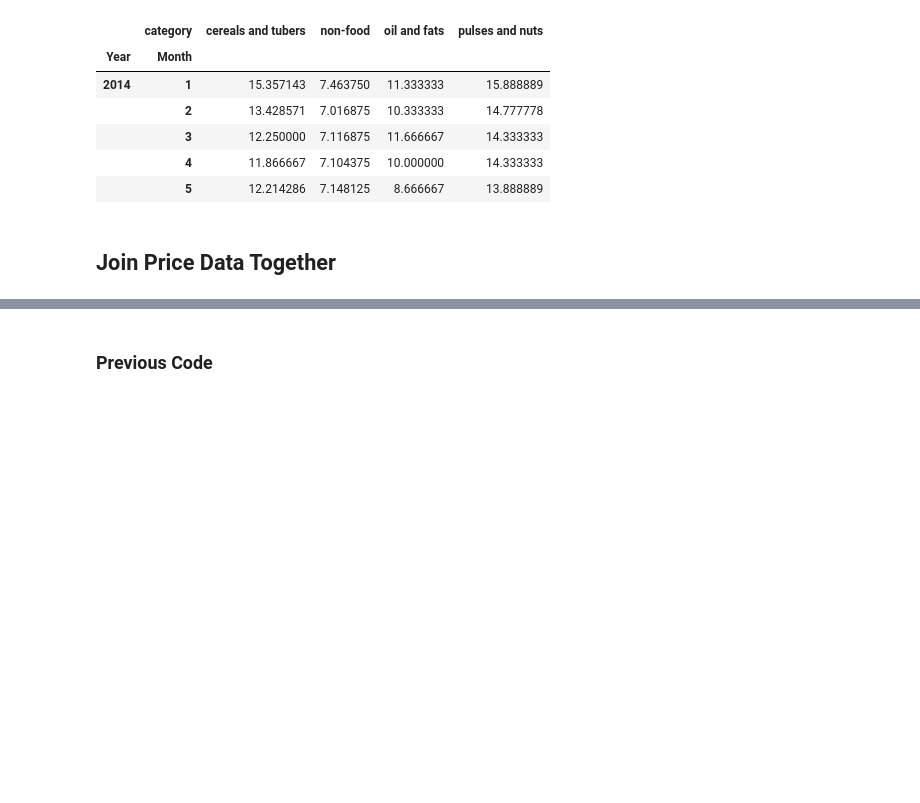
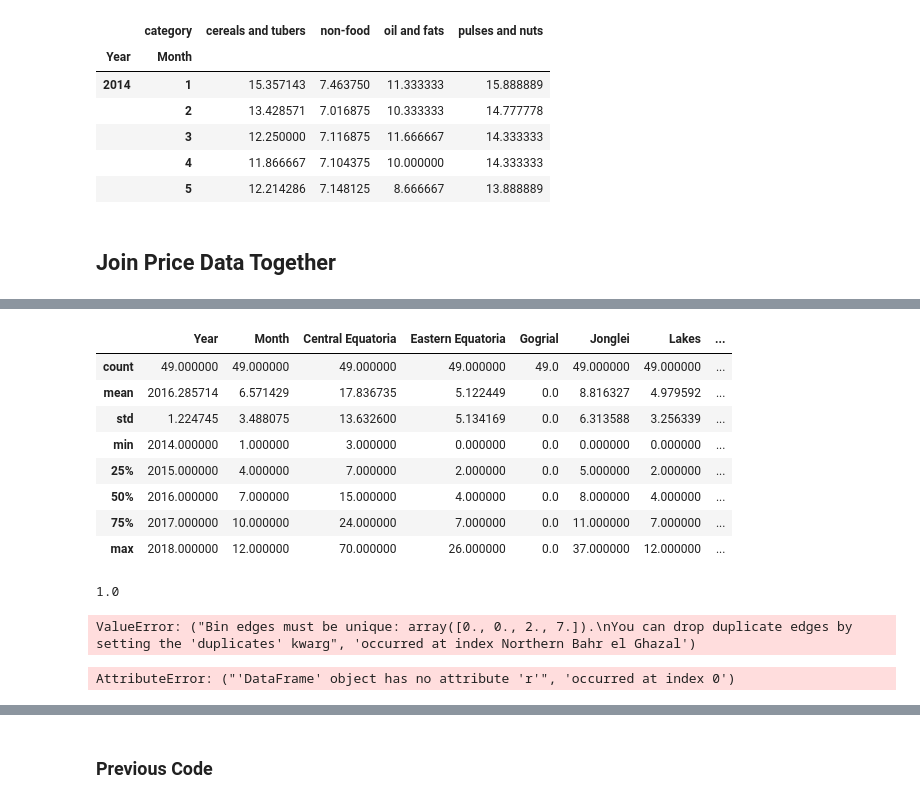
Before and after one commit to hbshih/Data-Science-17-18-Project, a Jupyter notebook: Refugees_To.From_[Country]_Explained.ipynb, the cells around one changed output, grey strips where cells are left out. Drawn from its saved outputs; the diff is of its cells as text; code cells hidden in the pictures; blank space fills up the shorter version.

```diff
--- a/Refugees_To.From_[Country]_Explained.ipynb
+++ b/Refugees_To.From_[Country]_Explained.ipynb
@@ -727,0 +643,45 @@ refugees_T_F_V_P_full_data.to_csv("refugees_T_F_V_P_full_data.csv", sep = ",")
+# %%
+refugees_T_F_V_P_full_data = pd.read_csv("refugees_T_F_V_P_full_data.csv")
+refugees_T_F_V_P_full_data = refugees_T_F_V_P_full_data.drop(columns={'Unnamed: 0'})
+# %%
+refugees_T_F_V_P_full_data.describe()
+# %% [output]
+|  | Year | Month | Central Equatoria | Eastern Equatoria | Gogrial | Jonglei | Lakes | ... |
+| count | 49.000000 | 49.000000 | 49.000000 | 49.000000 | 49.0 | 49.000000 | 49.000000 | ... |
+| mean | 2016.285714 | 6.571429 | 17.836735 | 5.122449 | 0.0 | 8.816327 | 4.979592 | ... |
+| std | 1.224745 | 3.488075 | 13.632600 | 5.134169 | 0.0 | 6.313588 | 3.256339 | ... |
+| min | 2014.000000 | 1.000000 | 3.000000 | 0.000000 | 0.0 | 0.000000 | 0.000000 | ... |
+| 25% | 2015.000000 | 4.000000 | 7.000000 | 2.000000 | 0.0 | 5.000000 | 2.000000 | ... |
+| 50% | 2016.000000 | 7.000000 | 15.000000 | 4.000000 | 0.0 | 8.000000 | 4.000000 | ... |
+| 75% | 2017.000000 | 10.000000 | 24.000000 | 7.000000 | 0.0 | 11.000000 | 7.000000 | ... |
+| max | 2018.000000 | 12.000000 | 70.000000 | 26.000000 | 0.0 | 37.000000 | 12.000000 | ... |
+# %%
+s = refugees_T_F_V_P_full_data.Warrap.quantile([.25, .5, .75])
+print(s[.25])
+# %% [output]
+1.0
+# %%
+refugees_T_F_V_P_full_data.iloc[:,2:].apply(lambda x: pd.qcut(x,duplicates='drop'q = [0, 0.25, 0.75, 1.0], labels = ['low','medium','high']) if not x.nunique() == 1 else 'low')
+# %% [output]
+ValueError: ("Bin edges must be unique: array([0., 0., 2., 7.]).\nYou can drop duplicate edges by setting the 'duplicates' kwarg", 'occurred at index Northern Bahr el Ghazal')
+# %%
+  for i, row in df.iterrows():
+      ifor_val = something
+      if <condition>:
+        ifor_val = something_else
+      df.at[i,'ifor'] = ifor_val
+
+def turn_into_categorical(row):
+    quantile_level = [.25, .5, .75]
+    for r in row:
+        cut = refugees_T_F_V_P_full_data.r.quantile(quantile_level)
+        if r >= cut[.75]:
+            return "High"
+        elif r >= cut[.25] and r < cut[0.75]:
+            return "Average"
+        else:
+            return "Low"
+
+refugees_T_F_V_P_full_data.apply(turn_into_categorical, axis = 1)
+# %% [output]
+AttributeError: ("'DataFrame' object has no attribute 'r'", 'occurred at index 0')
```
Also changed, not shown: parts of 32 cells of this notebook, 8 other files.
